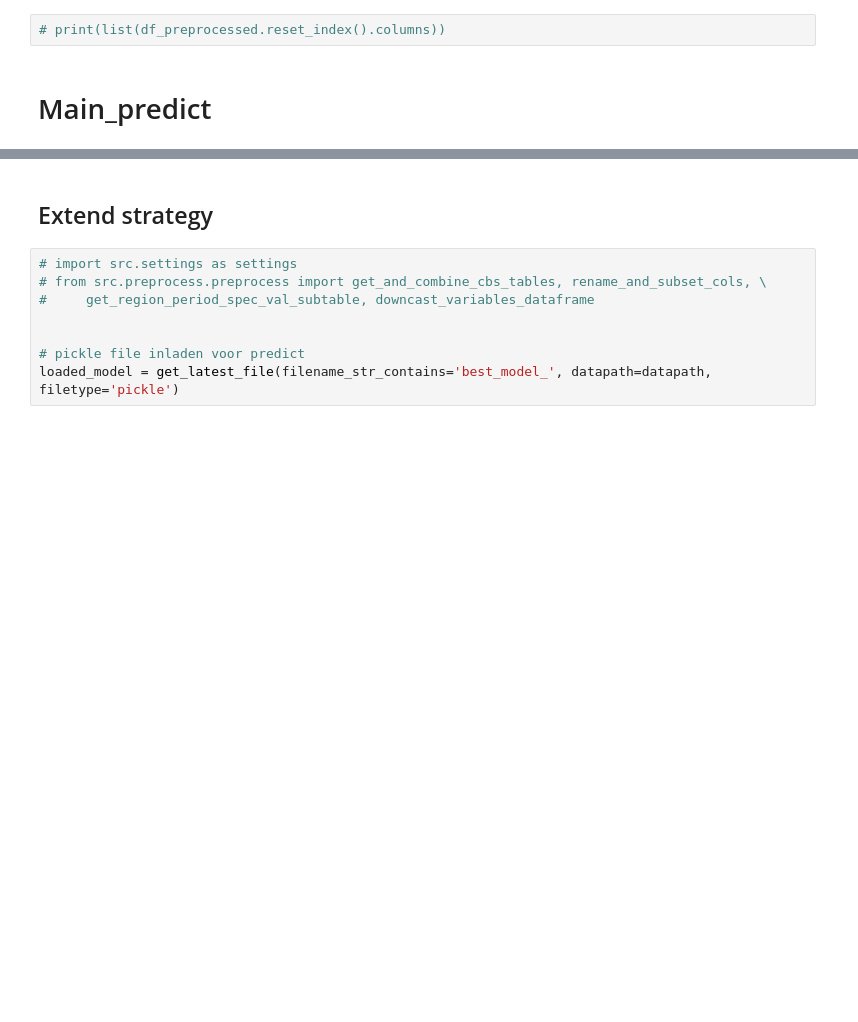
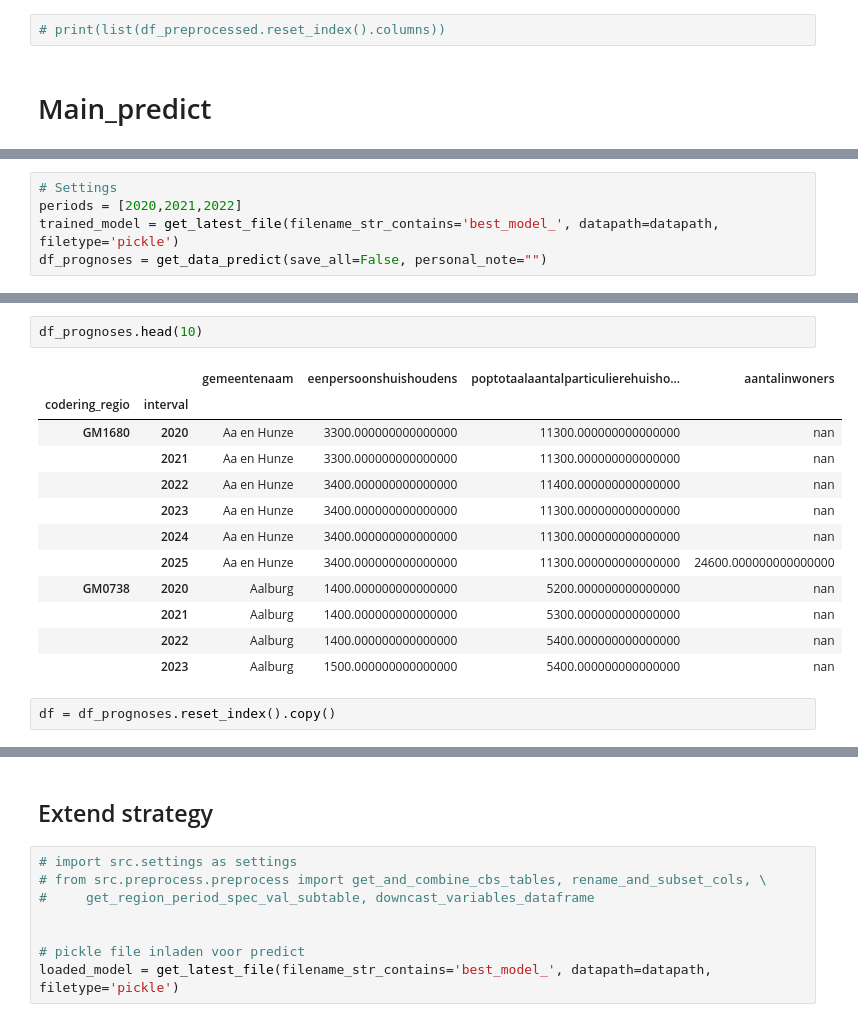
Before and after one commit to YoYo1971/WMO_JADS, a Jupyter notebook: notebooks/Develop_predict.ipynb, the cells around one changed output, grey strips where cells are left out. Cells and saved outputs as stored; diff of their text form; blank space fills up the shorter version.

Commit message:
backup predict

```diff
--- a/notebooks/Develop_predict.ipynb
+++ b/notebooks/Develop_predict.ipynb
@@ -86,0 +68,5 @@ y_preds
+# %%
+# Settings
+periods = [2020,2021,2022]
+trained_model = get_latest_file(filename_str_contains='best_model_', datapath=datapath, filetype='pickle')
+df_prognoses = get_data_predict(save_all=False, personal_note="")
@@ -86,0 +85,17 @@ y_preds
+# %%
+df_prognoses.head(10)
+# %% [output]
+|  |  | gemeentenaam | eenpersoonshuishoudens | poptotaalaantalparticulierehuisho... | aantalinwoners |
+| codering_regio | interval |  |  |  |  |
+| GM1680 | 2020 | Aa en Hunze | 3300.000000000000000 | 11300.000000000000000 | nan |
+|  | 2021 | Aa en Hunze | 3300.000000000000000 | 11300.000000000000000 | nan |
+|  | 2022 | Aa en Hunze | 3400.000000000000000 | 11400.000000000000000 | nan |
+|  | 2023 | Aa en Hunze | 3400.000000000000000 | 11300.000000000000000 | nan |
+|  | 2024 | Aa en Hunze | 3400.000000000000000 | 11300.000000000000000 | nan |
+|  | 2025 | Aa en Hunze | 3400.000000000000000 | 11300.000000000000000 | 24600.000000000000000 |
+| GM0738 | 2020 | Aalburg | 1400.000000000000000 | 5200.000000000000000 | nan |
+|  | 2021 | Aalburg | 1400.000000000000000 | 5300.000000000000000 | nan |
+|  | 2022 | Aalburg | 1400.000000000000000 | 5400.000000000000000 | nan |
+|  | 2023 | Aalburg | 1500.000000000000000 | 5400.000000000000000 | nan |
+# %%
+df = df_prognoses.reset_index().copy()
```
Also changed, not shown: parts of 23 cells of this notebook, 39 other files.
